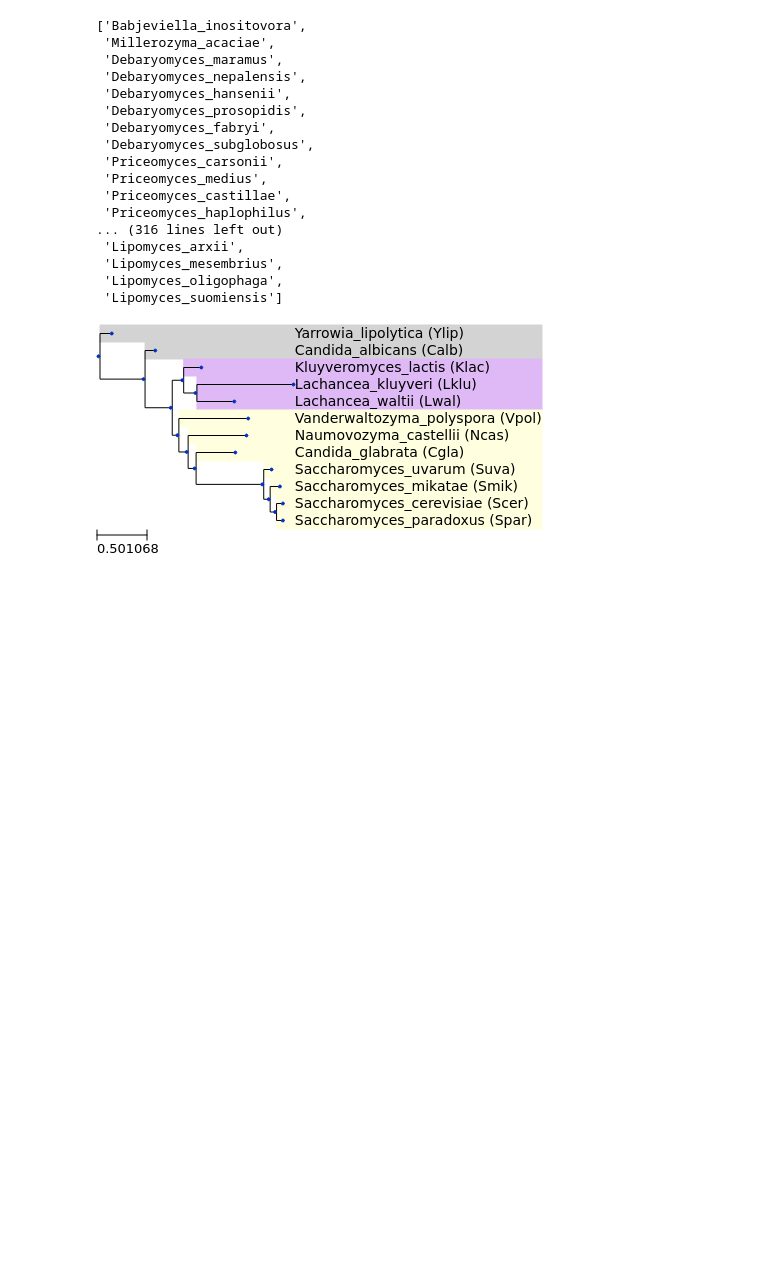
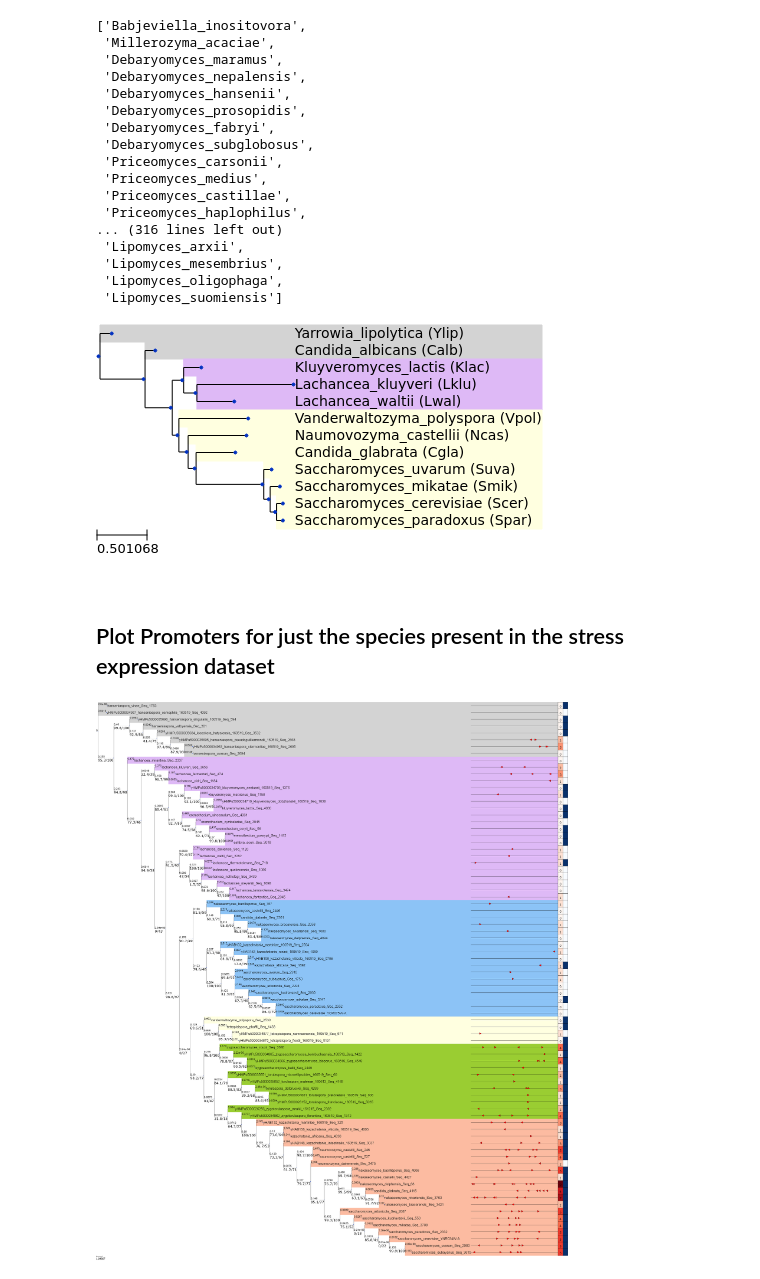
Before and after one commit to heineike02/y1000plus_tools, a Jupyter notebook: scripts/20190219_STRE_examples.ipynb, the cells around one changed output. Saved outputs shown, nothing was run; the diff lists cells and outputs as text; code cells hidden in the pictures; blank space fills up the shorter version.

```diff
--- a/scripts/20190219_STRE_examples.ipynb
+++ b/scripts/20190219_STRE_examples.ipynb
@@ -1318,8 +1312,8 @@ anc_nodes['GND2_GND1'] = {'Zygosaccharomyces/Torulaspora': ('zygosaccharomyces_r
              #'Distant Outgroups': ('candida_albicans_C1_13860C_A','ascoidea_rubescens_Seq_713', 'outgroup'),
              'Kazachstania Subset 1': ('yHAB155_kazachstania_spencerorum_160519_Seq_5608','yHAB134_kazachstania_turicensis_160519_Seq_2234', 'low' ),
              'Kazachstania Subset 2': ('yHAB133_kazachstania_unispora_160519_Seq_1356', 'yHAB154_kazachstania_transvaalensis_160519_Seq_432', 'high'),
-             'Nakaseomyces': ('nakaseomyces_nivariensis_Seq_5143', 'candida_glabrata_Seq_5136', 'high'),
-             'Vanderwaltozyma/Tetrapsispora': ('vanderwaltozyma_polyspora_Seq_158', 'yHMPu5000034877_tetrapisispora_namnaonensis_160519_Seq_2133', 'Post_WGH')
+             'Nakaseomyces': ('nakaseomyces_nivariensis_Seq_5143', 'candida_glabrata_Seq_5136', 'low'),
+             'Vanderwaltozyma/Tetrapisispora': ('vanderwaltozyma_polyspora_Seq_158', 'yHMPu5000034877_tetrapisispora_namnaonensis_160519_Seq_2133', 'Post_WGH')
              #'5': ('kazachstania_africana_Seq_4332', 'yHAB155_kazachstania_spencerorum_160519_Seq_626')
             }
 
@@ -1330,7 +1324,7 @@ anc_nodes['GPM2_GPM3'] = {'Zygosaccharomyces/Torulaspora': ('zygosaccharomyces_r
              'Lachancea' : ('lachancea_waltii_Seq_2090','lachancea_mirantina_Seq_1893', 'KLE'),
              'Eremothecium' : ('eremothecium_coryli_Seq_3632','eremothecium_gossypii_Seq_3901', 'KLE'),
              'Hanseniaspora Outgroup': ('hanseniaspora_uvarum_Seq_2296', 'hanseniaspora_valbyensis_Seq_670', 'outgroup' ),
-             'Vanderwaltozyma/Tetrapsispora': ('yHMPu5000034877_tetrapisispora_namnaonensis_160519_Seq_4595','vanderwaltozyma_polyspora_Seq_4285', 'low' ),
+             'Vanderwaltozyma/Tetrapisispora': ('yHMPu5000034877_tetrapisispora_namnaonensis_160519_Seq_4595','vanderwaltozyma_polyspora_Seq_4285', 'low' ),
              'Kazachstania': ('yHAB134_kazachstania_turicensis_160519_Seq_1990', 'yHAB132_kazachstania_martiniae_160519_Seq_4635', 'low'),   #'low/Post-WGH'),
              'Nakaseomyces': ('nakaseomyces_bracarensis_Seq_1806', 'nakaseomyces_delphensis_Seq_2587', 'high')
             }
@@ -1363,7 +1357,7 @@ outgroup_subtract_set['GPM2_GPM3'] = set()
 
 outgroup_subtract_set['EGO4_EGO2'] = set()
 # %%
-#Plot full tree and promoters
+#Plot summary of trees
 N_tree_dict = {'GND2_GND1':('7',''),
                'GPM2_GPM3':('4',''),
                'EGO4_EGO2':('_einsi_9','einsi_')}
@@ -1371,14 +1365,14 @@ N_tree_dict = {'GND2_GND1':('7',''),
 goi_pair = 'GPM2_GPM3' #'EGO4_EGO2'#'GND2_GND1'#'GPM2_GPM3' #
 og = goi_pair_og_lookup[goi_pair]
 
-fname_tree = '/home/heineike/genomes/y1000plus/proteins_og/' + goi_pair + '_' + og + '/tree/run' + N_tree_dict[goi_pair][0] + '/' + goi_pair + '_' + og + '_aln_' + N_tree_dict[goi_pair][1] + 'trimmed.fasta.treefile'
-fname_out = home_dir + 'scratch/' + goi_pair + '_summarized.svg'
+fname_tree = os.path.normpath(y1000plus_dir + 'proteins_og/' + goi_pair + '_' + og + '/tree/run' + N_tree_dict[goi_pair][0] + '/' + goi_pair + '_' + og + '_aln_' + N_tree_dict[goi_pair][1] + 'trimmed.fasta.treefile')
+fname_out = figsave_dir + goi_pair + '_summarized.pdf'
 
 #Load Promoter file and find STRE/PDS/TATA box in promoters outputs proms for plotting
 promoters_fname = y1000plus_dir + os.path.normpath('promoter_sets/' + og + '_' + goi_pair + '.fasta')
 proms = y1000plus_tools.prom_scan_example(goi_pair, promoters_fname, y1000_species_subset)
 
 
-t_abbrev, ts = y1000plus_tools.plot_tree_summary(goi_pair, fname_tree, y1000_species_subset, anc_nodes, outgroup_subtract_set, prom_phyls, proms)
-t_abbrev.render(fname_out, tree_style = ts)
-t_abbrev.render('%%inline', tree_style=ts)
+#t_abbrev, ts = y1000plus_tools.plot_tree_summary(goi_pair, fname_tree, y1000_species_subset, anc_nodes, outgroup_subtract_set, prom_phyls, proms)
+#t_abbrev.render(fname_out, tree_style = ts)
+#t_abbrev.render('%%inline', tree_style=ts)
@@ -1960,3 +1987,5 @@ grouped_node_face = TextFace(anc_node.name + " ({})".format(len(summarized_nodes
         node_color = node_color_dict[node_group]
         nstyle['bgcolor']=node_color
         anc_node.set_style(nstyle)
+# %% [markdown]
+## Plot Promoters for just the species present in the stress expression dataset
@@ -1962,0 +2007,29 @@ grouped_node_face = TextFace(anc_node.name + " ({})".format(len(summarized_nodes
+# %%
+#Plot full tree and promoters
+N_tree_dict = {'GND2_GND1':('7',''),
+               'GPM2_GPM3':('4',''),
+               'EGO4_EGO2':('_einsi_9','einsi_')}
+
+goi_pair = 'EGO4_EGO2'#'GPM2_GPM3'#'GPM2_GPM3' #'GND2_GND1'#
+og = goi_pair_og_lookup[goi_pair]
+
+
+fname_tree = os.path.normpath(y1000plus_dir + 'proteins_og/' + goi_pair + '_' + og + '/tree/run' + N_tree_dict[goi_pair][0] + '/' + goi_pair + '_' + og + '_aln_' + N_tree_dict[goi_pair][1] + 'trimmed.fasta.treefile')
+t = Tree(fname_tree, format=1)
+
+fname_out = home_dir + 'scratch/' + goi_pair + '.svg'
+
+
+#Load Promoter file and find STRE/PDS/TATA box in promoters outputs proms for plotting
+promoters_fname = y1000plus_dir + os.path.normpath('promoter_sets/' + og + '_' + goi_pair + '.fasta')
+proms = y1000plus_tools.prom_scan_example(goi_pair, promoters_fname,y1000_species_subset)
+
+motif_names = ['STRE']#['TATA', 'STRE']
+branch_labels = 'all' #'bootstrap'  #
+
+(t,ts) = y1000plus_tools.plot_tree_proms(goi_pair, prom_phyls, t, y1000_species_subset, proms, motif_names, branch_labels)
+
+#t.render(fname_out, tree_style=ts)
+t.render('%%inline', tree_style=ts)
+# %% [output]
+[figure, added]
```
Also changed, not shown: parts of 36 cells of this notebook, 8 other files.
